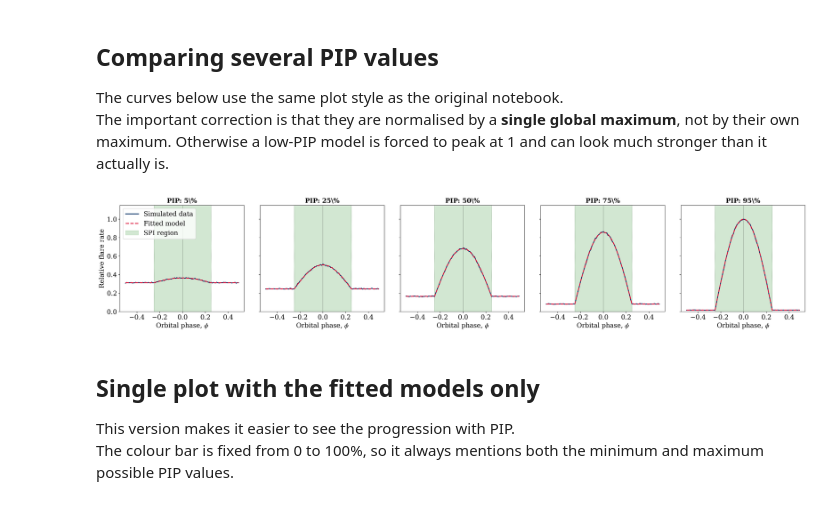
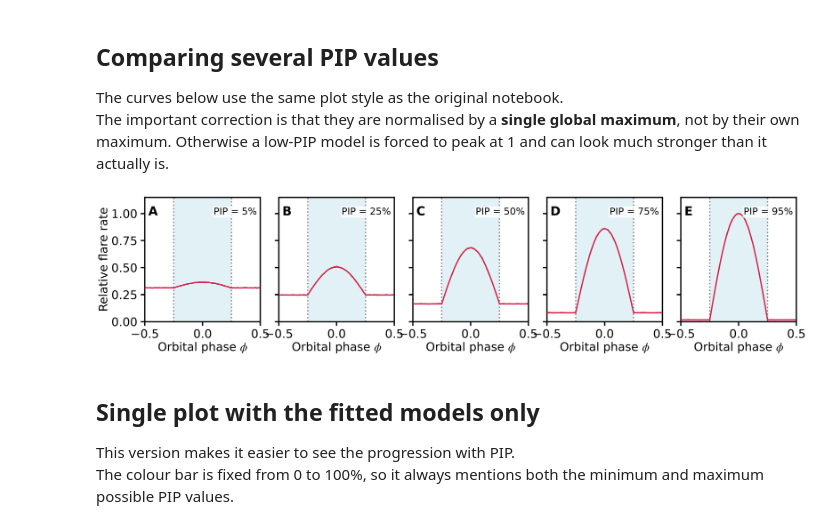
Before and after one commit to CHindriks/Selas, a Jupyter notebook: Notebooks/Flare_Distribution_Model.ipynb, the cells around one changed output. Drawn from its saved outputs; the diff is of its cells as text; code cells hidden in the pictures.

Commit message:
Edited Flare_Distribution_Model.ipynb and Run_SELAS_single_TIC.ipynb to correct font loading and plotting settings.

```diff
--- a/Notebooks/Flare_Distribution_Model.ipynb
+++ b/Notebooks/Flare_Distribution_Model.ipynb
@@ -481,41 +538,55 @@ for ratio in ratios:
 # %%
 rows, cols = 1, 5
 
-fig, ax = plt.subplots(rows, cols, figsize=(cols * 5, rows * 5), sharey=True)
-ax = np.atleast_1d(ax).flatten()
+fig, axes = plt.subplots(rows, cols, figsize=(30, 7), sharey=True)
+axes = np.atleast_1d(axes).flatten()
 
 x = np.arange(-0.5, 0.5, 1 / 100)
 
 # Use a global maximum so the relative amplitude between PIP values is preserved.
 global_max = max(np.max(curve) for curve in n)
 
-for i in range(len(p)):
+for i, ax_i in enumerate(axes):
     m_norm = m[i] / global_max
     n_norm = n[i] / global_max
 
-    ax[i].plot(x, m_norm, color="#003366", lw=2.2, label="Simulated data", zorder=10)
-    ax[i].plot(x, n_norm, color="crimson", lw=2.2, ls="--", label="Fitted model", zorder=10)
+    add_spi_region(ax_i, spi_width=0.25)
 
-    ax[i].axvspan(-0.25, 0.25, color="forestgreen", label="SPI region", alpha=0.2, zorder=1)
-    ax[i].axvline(0, color="black", lw=0.8, alpha=0.4, zorder=2)
-    ax[i].axvline(-0.25, color="black", lw=0.8, ls=":", alpha=0.4, zorder=2)
-    ax[i].axvline(0.25, color="black", lw=0.8, ls=":", alpha=0.4, zorder=2)
+    ax_i.plot(
+        x,
+        m_norm,
+        color=RAW_COLOR,
+        alpha=0.65,
+        lw=LINEWIDTH,
+        label="Simulated data",
+        zorder=5,
+    )
+    ax_i.plot(
+        x,
+        n_norm,
+        color=MODEL_COLOR,
+        alpha=0.9,
+        lw=LINEWIDTH,
+        label="Model",
+        zorder=10,
+    )
 
-    ax[i].set_xlabel(r"Orbital phase, $\phi$")
-    ax[i].set_ylim(0, 1.15)
-    ax[i].set_title(rf"PIP: {ratios[i] * 100:.0f}\%", weight="bold", fontsize=16)
+    ax_i.set_xlim(-0.5, 0.5)
+    ax_i.set_ylim(0, 1.15)
+    ax_i.set_xlabel(r"Orbital phase $\phi$")
+    add_panel_label(ax_i, chr(ord("A") + i))
+    add_inner_label(ax_i, rf"PIP = {ratios[i] * 100:.0f}%")
+    apply_thesis_axis_style(ax_i)
 
     if i == 0:
-        ax[i].set_ylabel("Relative flare rate")
-        ax[i].legend(loc="upper left")
+        ax_i.set_ylabel("Relative flare rate")
     else:
-        ax[i].tick_params(axis="y", labelleft=False)
+        ax_i.tick_params(axis="y", labelleft=False)
 
-plt.tight_layout()
-plt.savefig("figures/flare_distribution_models_corrected.png", bbox_inches="tight", dpi=300)
+fig.subplots_adjust(left=0.06, right=0.99, bottom=0.20, top=0.96, wspace=0.16)
 plt.show()
 # %% [output]
-[figure, old version]
+[figure, new version]
 # %% [markdown]
 ## Single plot with the fitted models only
 
```
Also changed, not shown: parts of 13 cells of this notebook, 7 other files.
